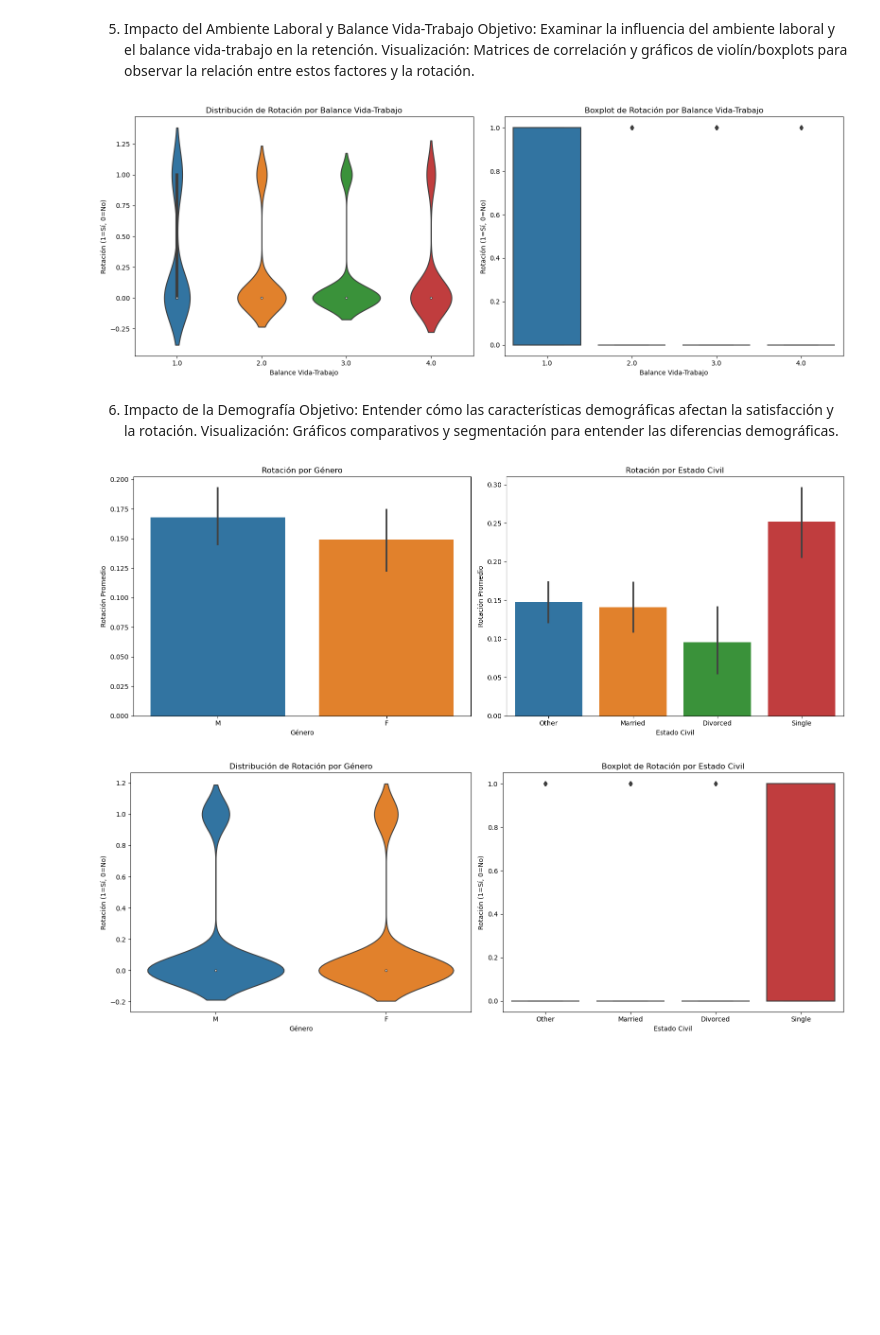
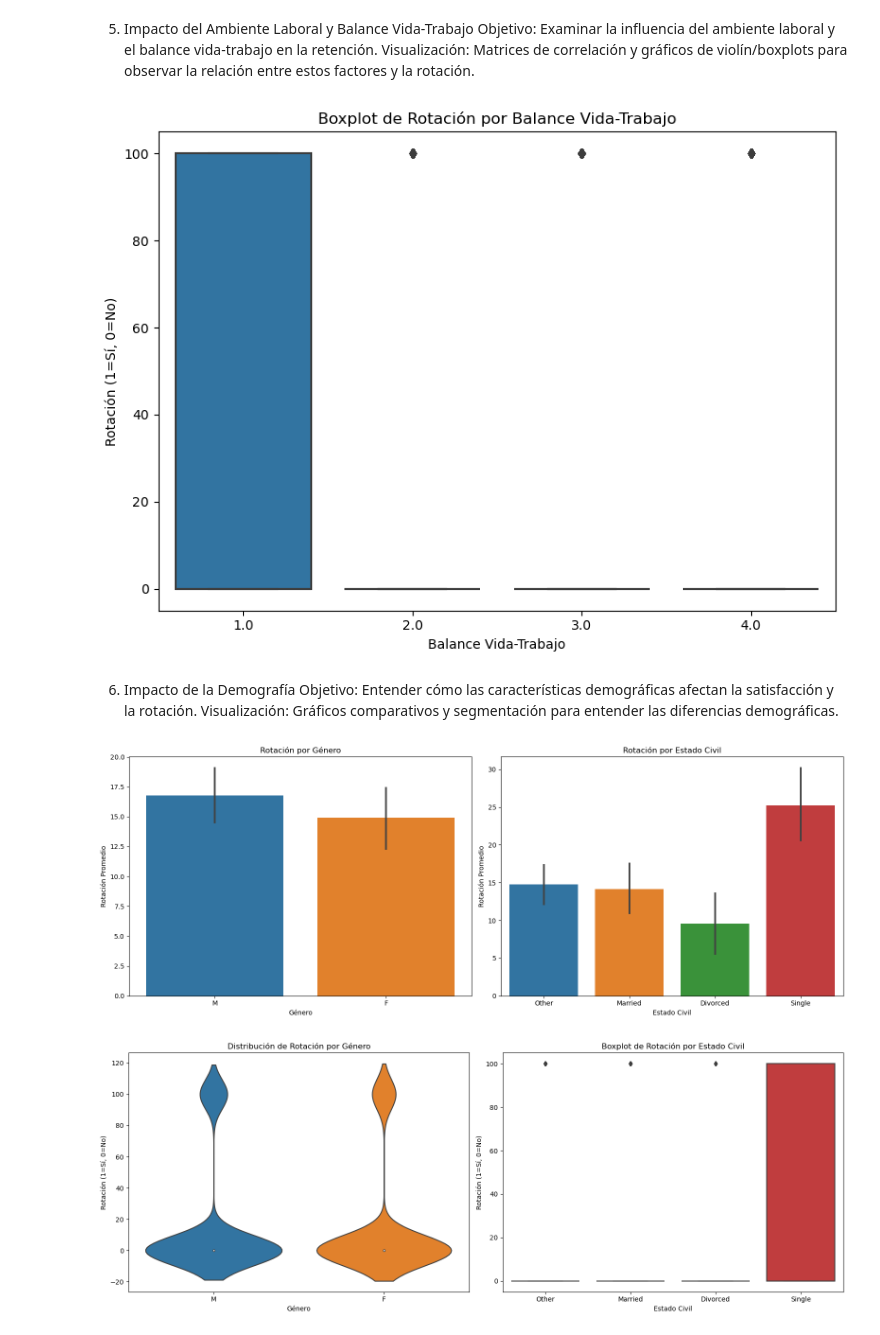
Before and after one commit to laural87/project-da-promo-I-modulo-3-team-2, a Jupyter notebook: Fase2_visualizaciones.ipynb, the cells around one changed output. Drawn from its saved outputs; the diff is of its cells as text; code cells hidden in the pictures; blank space fills up the shorter version.

```diff
--- a/Fase2_visualizaciones.ipynb
+++ b/Fase2_visualizaciones.ipynb
@@ -228,9 +231,16 @@ plt.show()
 # %% [output]
 [figure]
 # %%
-datos['attrition_numeric'] = datos['attrition'].map({'Yes': 1, 'No': 0})
+datos['attrition_numeric'] = datos['attrition'].map({'Yes': 1, 'No': 0})* 100
 
-sns.barplot(x='department', y='attrition_numeric', data=datos)
+porcentaje_abandonos = datos.groupby('department')['porcentajes_abandonos'].mean() * 100
+df_porcentaje_abandonos = porcentaje_abandonos.reset_index()
+
+sns.barplot(x='department', y='porcentajes_abandonos', data=df_porcentaje_abandonos)
+plt.xticks(rotation=45, ha='right', fontsize=10)
+plt.tight_layout()
 plt.title('Rotación de Empleados por Departamento')
+plt.xlabel('Departamento')
+plt.ylabel('Porcentaje de Abandonos')
 plt.show()
 # %% [output]
@@ -364,22 +390,16 @@ Objetivo: Examinar la influencia del ambiente laboral y el balance vida-trabajo
 Visualización:
 Matrices de correlación y gráficos de violín/boxplots para observar la relación entre estos factores y la rotación.
 # %%
-fig, axes = plt.subplots(1, 2, figsize=(16, 6))
-
-sns.violinplot(x='worklifebalance', y='attrition_numeric', data=datos, ax=axes[0])
-axes[0].set_title('Distribución de Rotación por Balance Vida-Trabajo')
-axes[0].set_xlabel('Balance Vida-Trabajo')
-axes[0].set_ylabel('Rotación (1=Sí, 0=No)')
-
-sns.boxplot(x='worklifebalance', y='attrition_numeric', data=datos, ax=axes[1])
-axes[1].set_title('Boxplot de Rotación por Balance Vida-Trabajo')
-axes[1].set_xlabel('Balance Vida-Trabajo')
-axes[1].set_ylabel('Rotación (1=Sí, 0=No)')
+fig, axes = plt.subplots(1, 1, figsize=(8, 6))
+sns.boxplot(x='worklifebalance', y='attrition_numeric', data=datos, ax=axes)
+axes.set_title('Boxplot de Rotación por Balance Vida-Trabajo')
+axes.set_xlabel('Balance Vida-Trabajo')
+axes.set_ylabel('Rotación (1=Sí, 0=No)')
 
 plt.tight_layout()
 plt.show()
 # %% [output]
-[figure, old version]
+[figure, new version]
 # %% [markdown]
 6. Impacto de la Demografía
 Objetivo: Entender cómo las características demográficas afectan la satisfacción y la rotación.
@@ -401,7 +421,7 @@ axes[1].set_ylabel('Rotación Promedio')
 plt.tight_layout()
 plt.show()
 # %% [output]
-[figure, old version]
+[figure, new version]
 # %%
 fig, axes = plt.subplots(1, 2, figsize=(16, 6))
 
```
Also changed, not shown: parts of 8 cells of this notebook, 6 other files.
